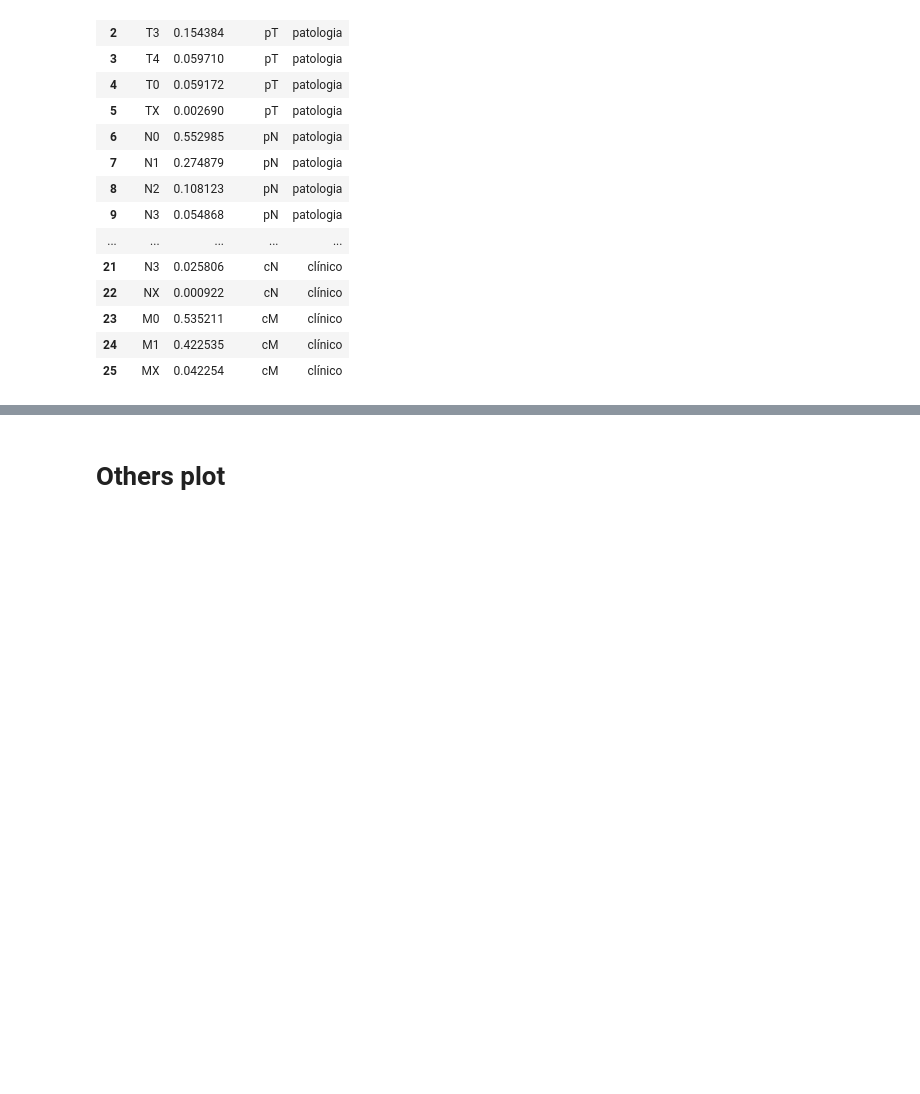
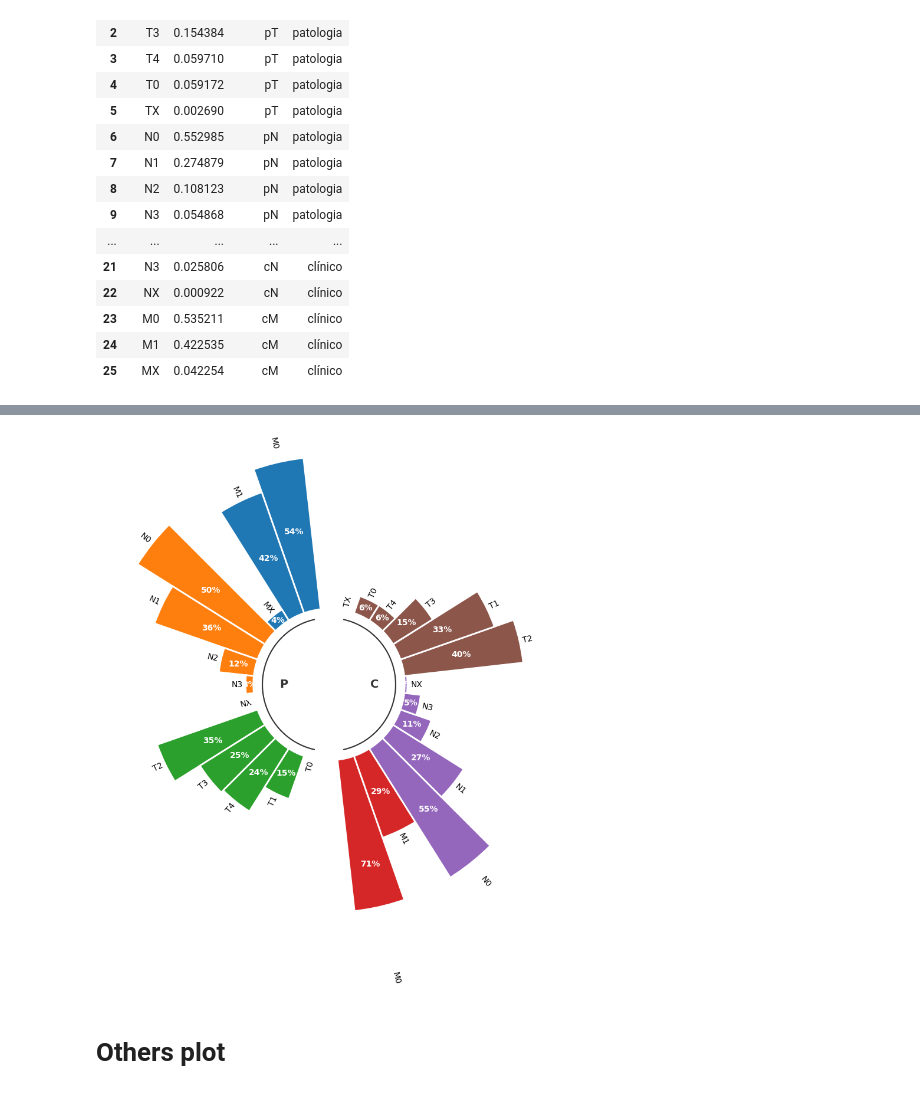
Before and after one commit to shuzoarthur/python_statistic_graphics, a Jupyter notebook: circular_barplot.ipynb, the cells around one changed output, grey strips where cells are left out. Cells and saved outputs as stored; diff of their text form; code cells hidden in the pictures; blank space fills up the shorter version.

```diff
--- a/circular_barplot.ipynb
+++ b/circular_barplot.ipynb
@@ -1144,3 +1194,74 @@ plt.savefig('ingles_barplot_circle.png', dpi=300, bbox_inches='tight')  # Exempl
+# %%
+VALUES = df_sorted["porcent"].values*100
+LABELS = df_sorted["value"].values
+GROUP = df_sorted["class"].values
+
+PAD = 1
+ANGLES_N = len(VALUES) + PAD * len(np.unique(GROUP))
+
+ANGLES = np.linspace(0, 2 * np.pi, num=ANGLES_N, endpoint=False)
+WIDTH = (2 * np.pi) / len(ANGLES)
+
+GROUPS_SIZE = [len(i[1]) for i in df.groupby("class")]
+
+
+offset = 0
+IDXS = []
+for size in GROUPS_SIZE:
+    IDXS += list(range(offset + PAD, offset + size + PAD))
+    offset += size + PAD
+
+fig, ax = plt.subplots(figsize=(20, 10), subplot_kw={"projection": "polar"})
+
+# Determines where to place the first bar.
+# By default, matplotlib starts at 0 (the first bar is horizontal)
+# but here we say we want to start at pi/2 (90 deg)
+OFFSET = np.pi / 2
+
+ax.set_theta_offset(OFFSET)
+ax.set_ylim(-25, 50)
+ax.set_frame_on(False)
+ax.xaxis.grid(False)
+ax.yaxis.grid(False)
+ax.set_xticks([])
+ax.set_yticks([])
+
+GROUPS_SIZEE = [len(i[1]) for i in df.groupby("ranking")]
+COLORS = [f"C{i}" for i, size in enumerate(GROUPS_SIZEE) for _ in range(size)]
+
+# Add bars to represent ...
+ax.bar(
+    ANGLES[IDXS], VALUES, width=WIDTH, color=COLORS,
+    edgecolor="white", linewidth=2
+)
+
+add_labels(ANGLES[IDXS], VALUES, LABELS, OFFSET, ax)
+
+# Extra customization below here --------------------
+
+# This iterates over the sizes of the groups adding reference
+# lines and annotations.
+
+offset = 0
+for group, size in zip(["P", "C"], GROUPS_SIZE):
+    # Add line below bars
+    x1 = np.linspace(ANGLES[offset + PAD], ANGLES[offset + size + PAD -1], num=50)
+    ax.plot(x1, [-3] * 50, color="#333333")
+
+    # Add text to indicate group
+    ax.text(
+        np.mean(x1), -10, group, color="#333333", fontsize=14,
+        fontweight="bold", ha="center", va="center"
+    )
+
+
+
+    offset += size + PAD
+
+#Salvando o arquivo de saída
+plt.savefig('estadiamento_barplot_circle.png', dpi=300, bbox_inches='tight')  # Exemplo para salvar com resolução de 300 DPI
+# %% [output]
+[figure, added]
 # %% [markdown]
 # Others plot
 # %%
```
Also changed, not shown: parts of 5 cells of this notebook.
